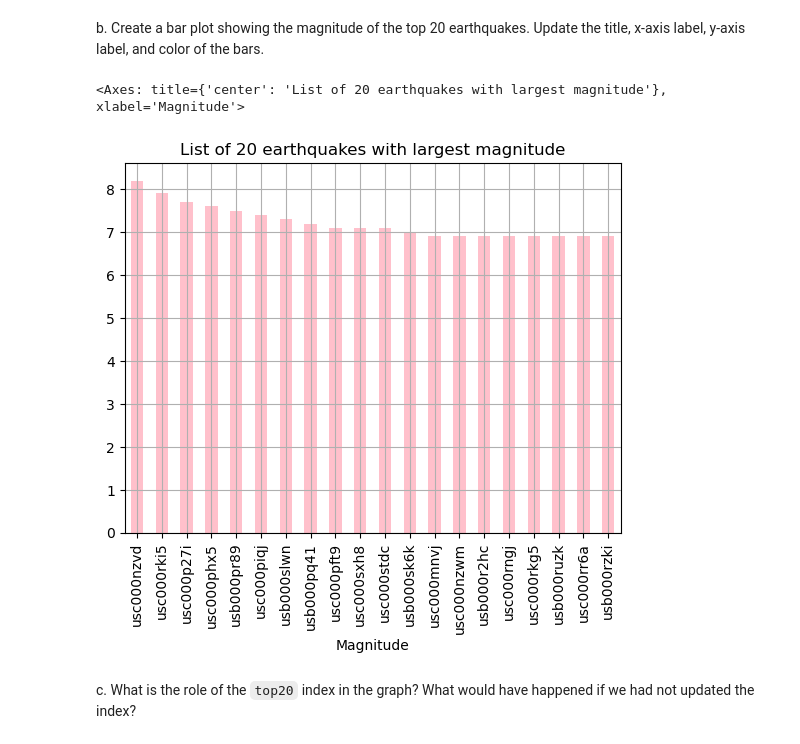
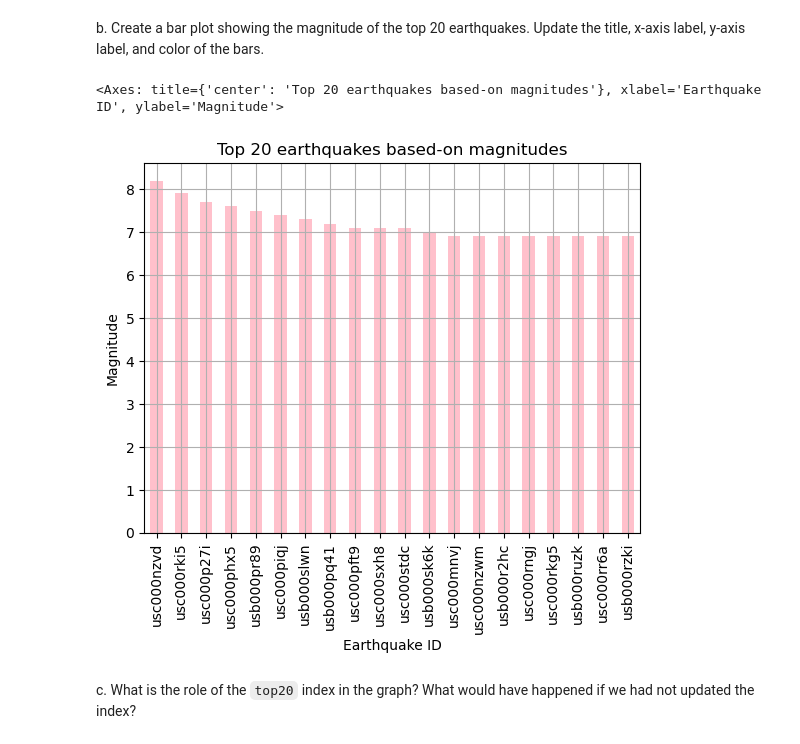
Before and after one commit to aakikip/eds220-hwk1, a Jupyter notebook: task3/hwk1-task3-earthquakes.ipynb, the cells around one changed output. Cells and saved outputs as stored; diff of their text form; code cells hidden in the pictures.

```diff
--- a/task3/hwk1-task3-earthquakes.ipynb
+++ b/task3/hwk1-task3-earthquakes.ipynb
@@ -245,13 +245,14 @@ b. Create a bar plot showing the magnitude of the top 20 earthquakes. Update the
 # %%
 # Plot
 top20.plot(kind = 'bar',
-                title = 'List of 20 earthquakes with largest magnitude',
-                xlabel = 'Magnitude',
+                title = 'Top 20 earthquakes based-on magnitudes',
+                xlabel = 'Earthquake ID',
+                ylabel = 'Magnitude',
                 color = 'pink',
-           grid = True)
+                grid = True)
 # %% [output]
-<Axes: title={'center': 'List of 20 earthquakes with largest magnitude'}, xlabel='Magnitude'>
+<Axes: title={'center': 'Top 20 earthquakes based-on magnitudes'}, xlabel='Earthquake ID', ylabel='Magnitude'>
-[figure, old version]
+[figure, new version]
 # %% [markdown]
 <!-- END QUESTION -->
 
```
Also changed, not shown: parts of 2 cells of this notebook, 1 other file.
